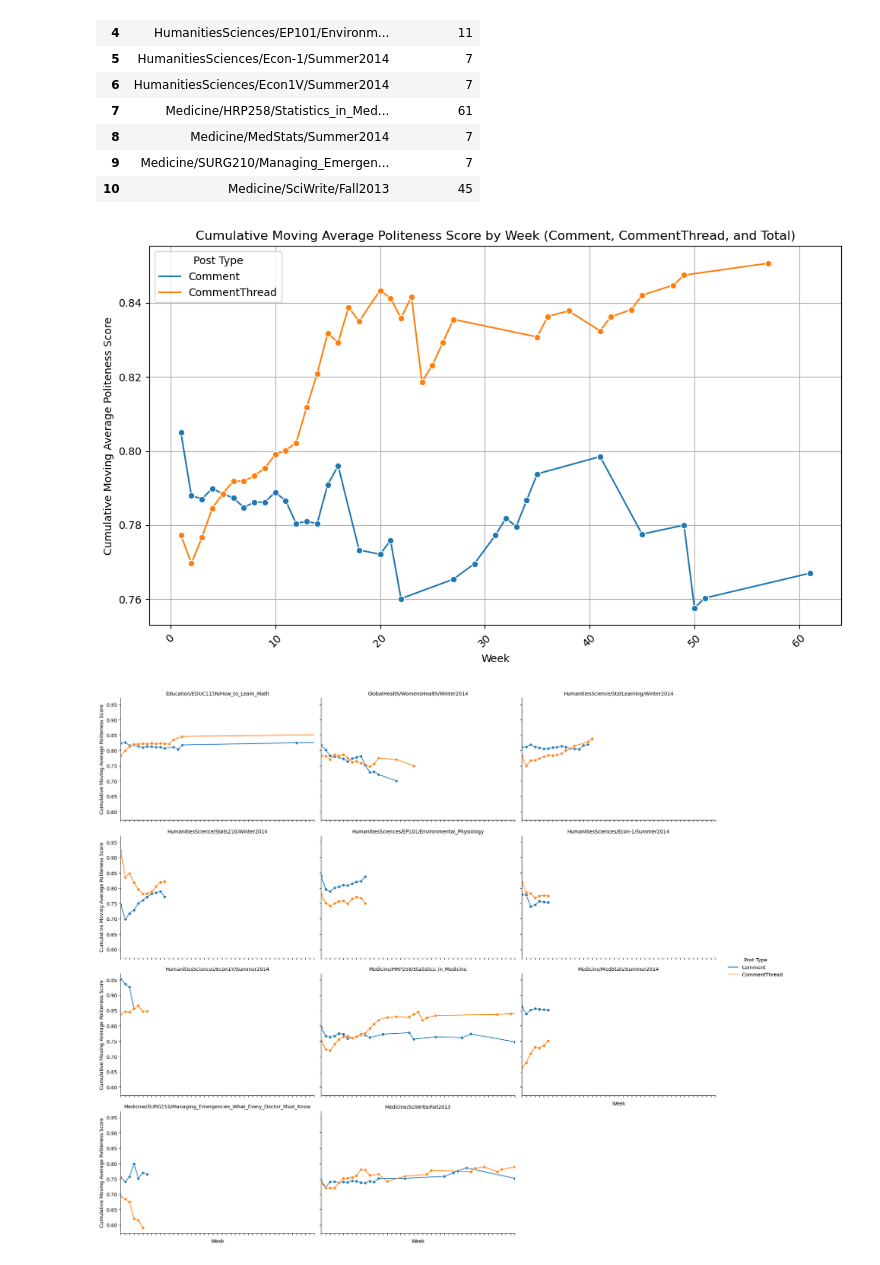
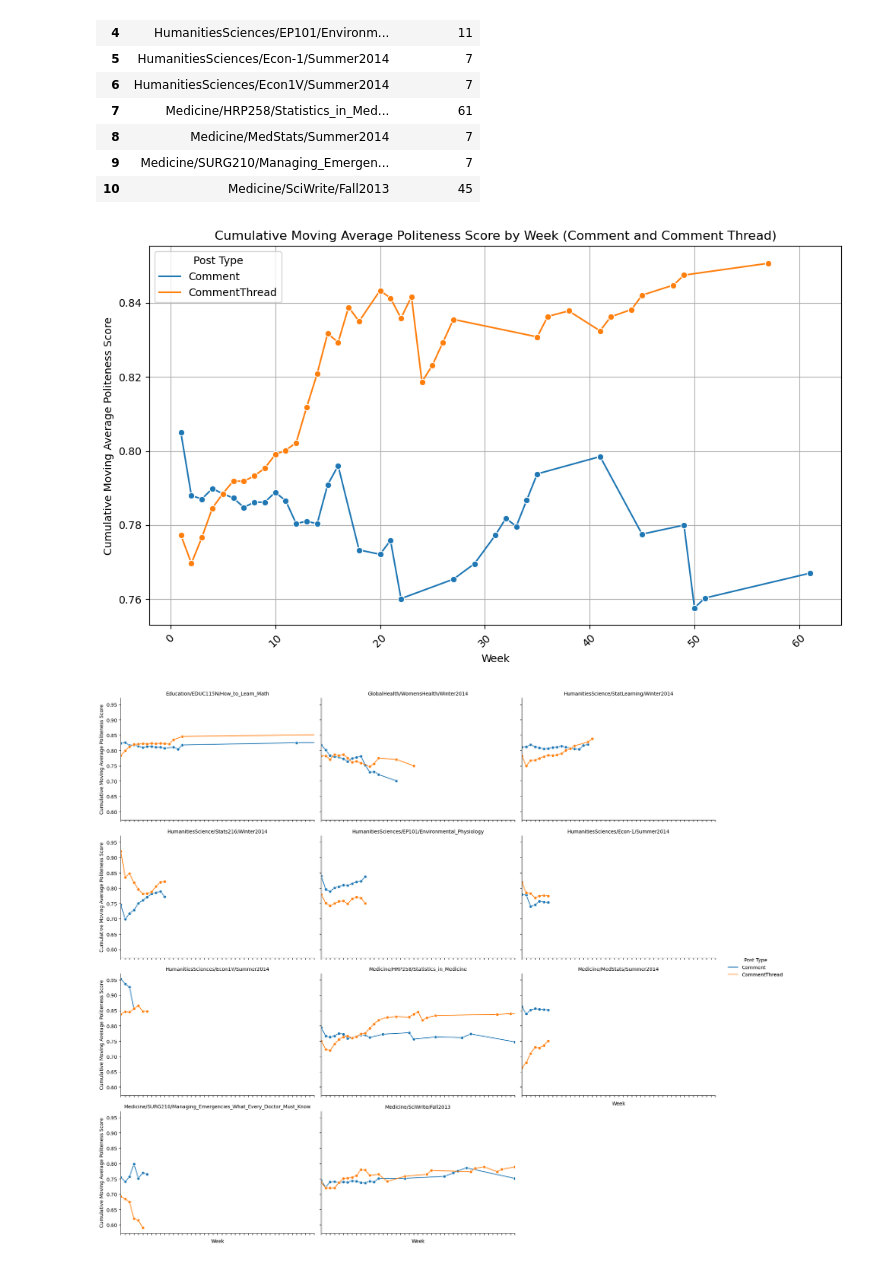
Before and after one commit to cyue0016/polite_minor_thesis, a Jupyter notebook: graph.ipynb, the cells around one changed output. Drawn from its saved outputs; the diff is of its cells as text; code cells hidden in the pictures.

```diff
--- a/graph.ipynb
+++ b/graph.ipynb
@@ -158,4 +164,12 @@ Numeric Column. Range: 0 to 2
 df = pd.read_csv('data/stanfordMOOCForumPostsSet/cleaned_posts.csv')
+# %%
+# Convert the four columns to integer
+df['anonymous'] = df['anonymous'].fillna(0).astype(int)
+df['anonymous_to_peers'] = df['anonymous_to_peers'].fillna(0).astype(int)
+df['up_count'] = df['up_count'].fillna(0).astype(int)
+df['reads'] = df['reads'].fillna(0).astype(int)
+# Convert created_at to datetime
+df['created_at'] = pd.to_datetime(df['created_at'])
 # %%
 df
 # %% [output]
@@ -1182,35 +1485,35 @@ weekly_politeness = new_df.groupby(['week', 'post_type'])['politeness_score'].me
 def cumulative_moving_average(group):
     group['politeness_score'] = group['politeness_score'].expanding().mean()
     return group
 
 # Step 5: Apply the cumulative moving average to the entire dataset (group by post_type)
 weekly_politeness = weekly_politeness.groupby('post_type').apply(cumulative_moving_average).reset_index(drop=True)
 
 # Step 6: Set up the plot
 plt.figure(figsize=(10, 6))
 
 # Step 7: Plot the cumulative moving average politeness score for each week, separated by post_type (including 'Total')
 sns.lineplot(
     data=weekly_politeness,
     x='week',
     y='politeness_score',
     hue='post_type',
     marker='o'
 )
 
 # Step 8: Customize the plot
-plt.title('Cumulative Moving Average Politeness Score by Week (Comment, CommentThread, and Total)')
+plt.title('Cumulative Moving Average Politeness Score by Week (Comment and Comment Thread)')
 plt.xlabel('Week')
 plt.ylabel('Cumulative Moving Average Politeness Score')
 plt.legend(title='Post Type')
 plt.xticks(rotation=45)
 plt.grid(True)
 
 # Show the plot
 plt.tight_layout()
 plt.show()
 # %% [output]
-[figure, old version]
+[figure, new version]
 # %%
 # Step 1: Group the data by 'week', 'post_type', and 'course_display_name', and calculate the mean politeness score
 weekly_politeness = new_df.groupby(['week', 'post_type', 'course_display_name'])['politeness_score'].mean().reset_index()
```
Also changed, not shown: parts of 54 cells of this notebook, 2 other files.
